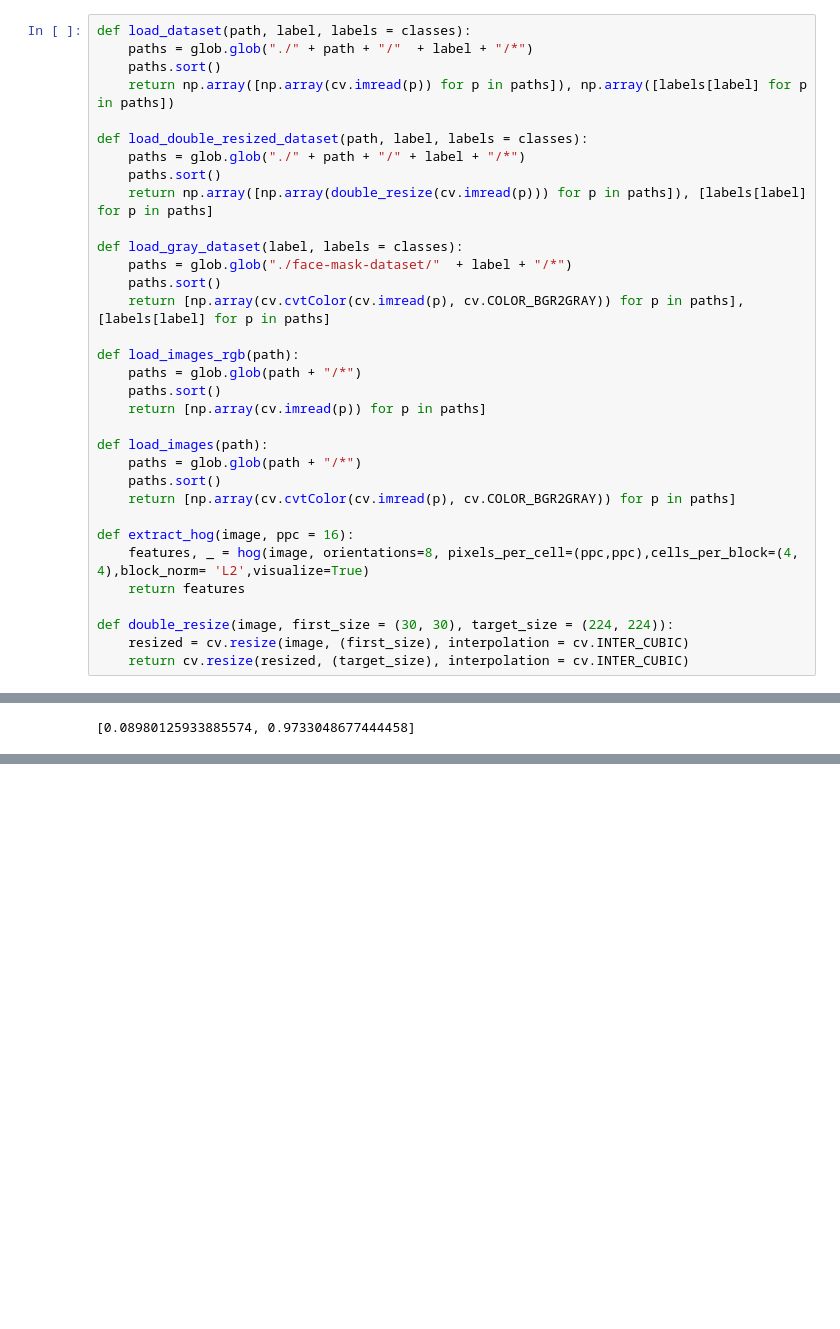
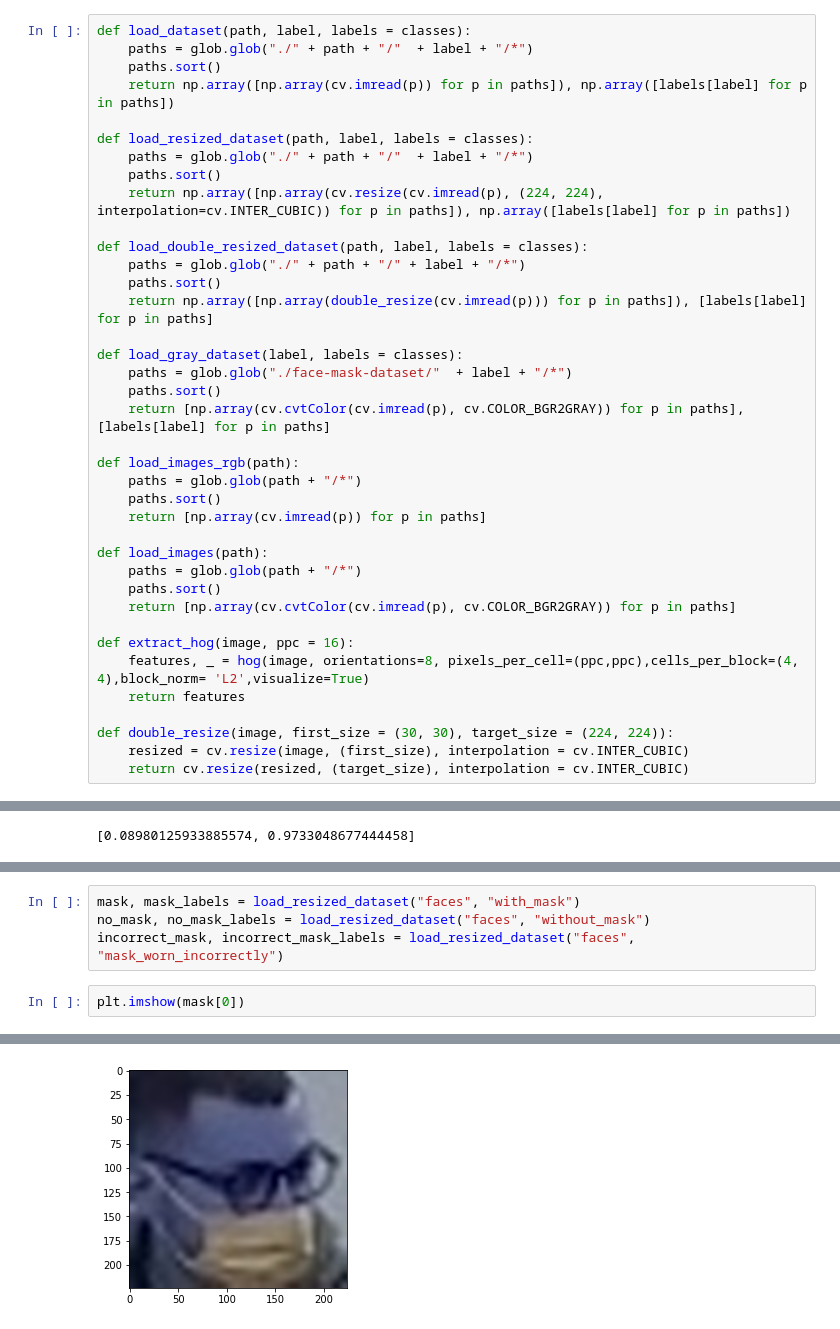
Before and after one commit to martaSpadoni/sacr-var, a Jupyter notebook: sacr-mask-detection/mask-classifier.ipynb, the cells around one changed output, grey strips where cells are left out. Saved outputs shown, nothing was run; the diff lists cells and outputs as text; blank space fills up the shorter version.

```diff
--- a/sacr-mask-detection/mask-classifier.ipynb
+++ b/sacr-mask-detection/mask-classifier.ipynb
@@ -21,6 +21,11 @@ def load_dataset(path, label, labels = classes):
     paths = glob.glob("./" + path + "/"  + label + "/*")
     paths.sort()
     return np.array([np.array(cv.imread(p)) for p in paths]), np.array([labels[label] for p in paths])
+
+def load_resized_dataset(path, label, labels = classes):
+    paths = glob.glob("./" + path + "/"  + label + "/*")
+    paths.sort()
+    return np.array([np.array(cv.resize(cv.imread(p), (224, 224), interpolation=cv.INTER_CUBIC)) for p in paths]), np.array([labels[label] for p in paths])
 
 def load_double_resized_dataset(path, label, labels = classes):
     paths = glob.glob("./" + path + "/" + label + "/*")
@@ -306,0 +324,7 @@ loaded.evaluate(x_test, y_test)
+# %%
+mask, mask_labels = load_resized_dataset("faces", "with_mask")
+no_mask, no_mask_labels = load_resized_dataset("faces", "without_mask")
+incorrect_mask, incorrect_mask_labels = load_resized_dataset("faces", "mask_worn_incorrectly")
+# %%
+plt.imshow(mask[0])
+# %% [output]
@@ -306,0 +332 @@ loaded.evaluate(x_test, y_test)
+[figure, added]
```
Also changed, not shown: parts of 7 cells of this notebook.
